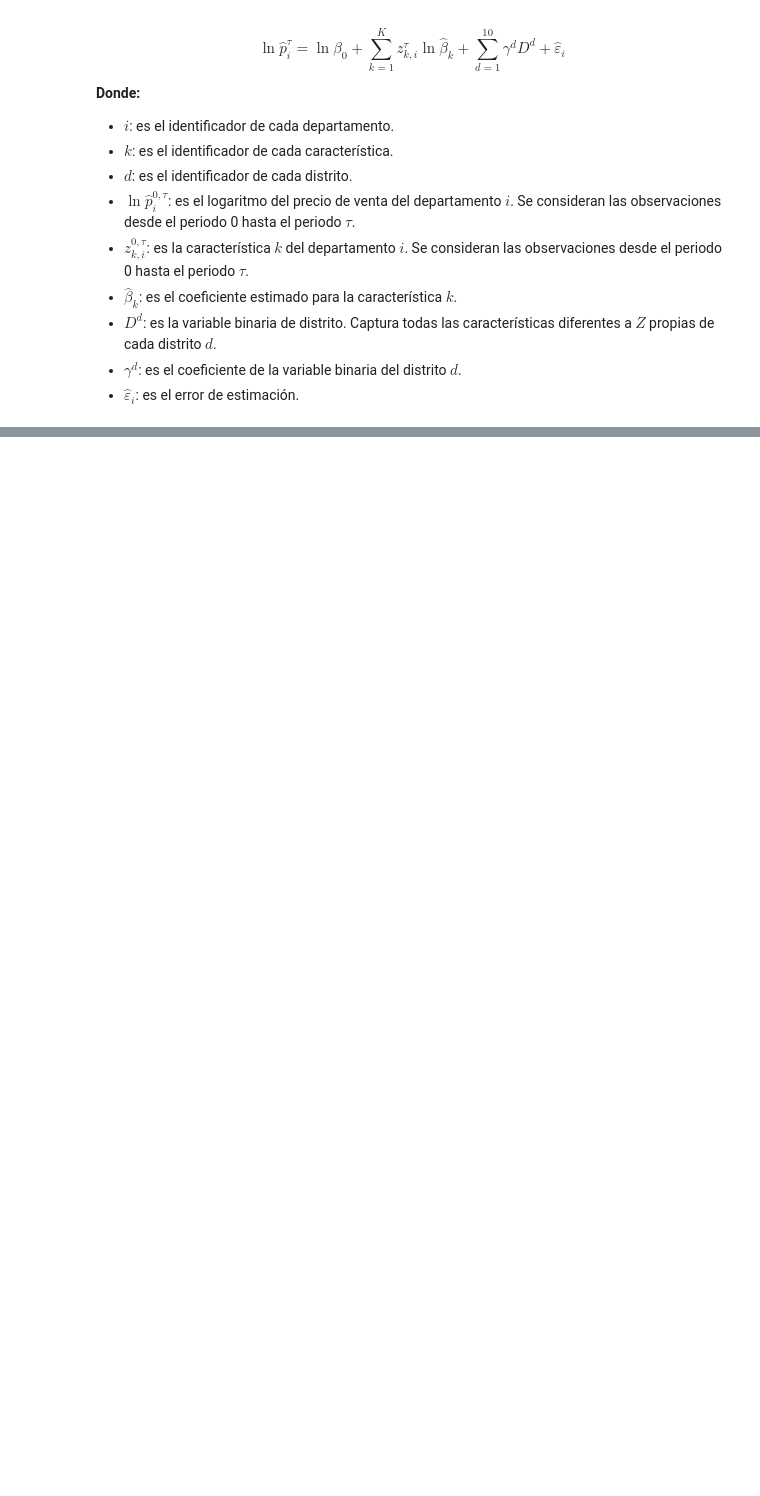
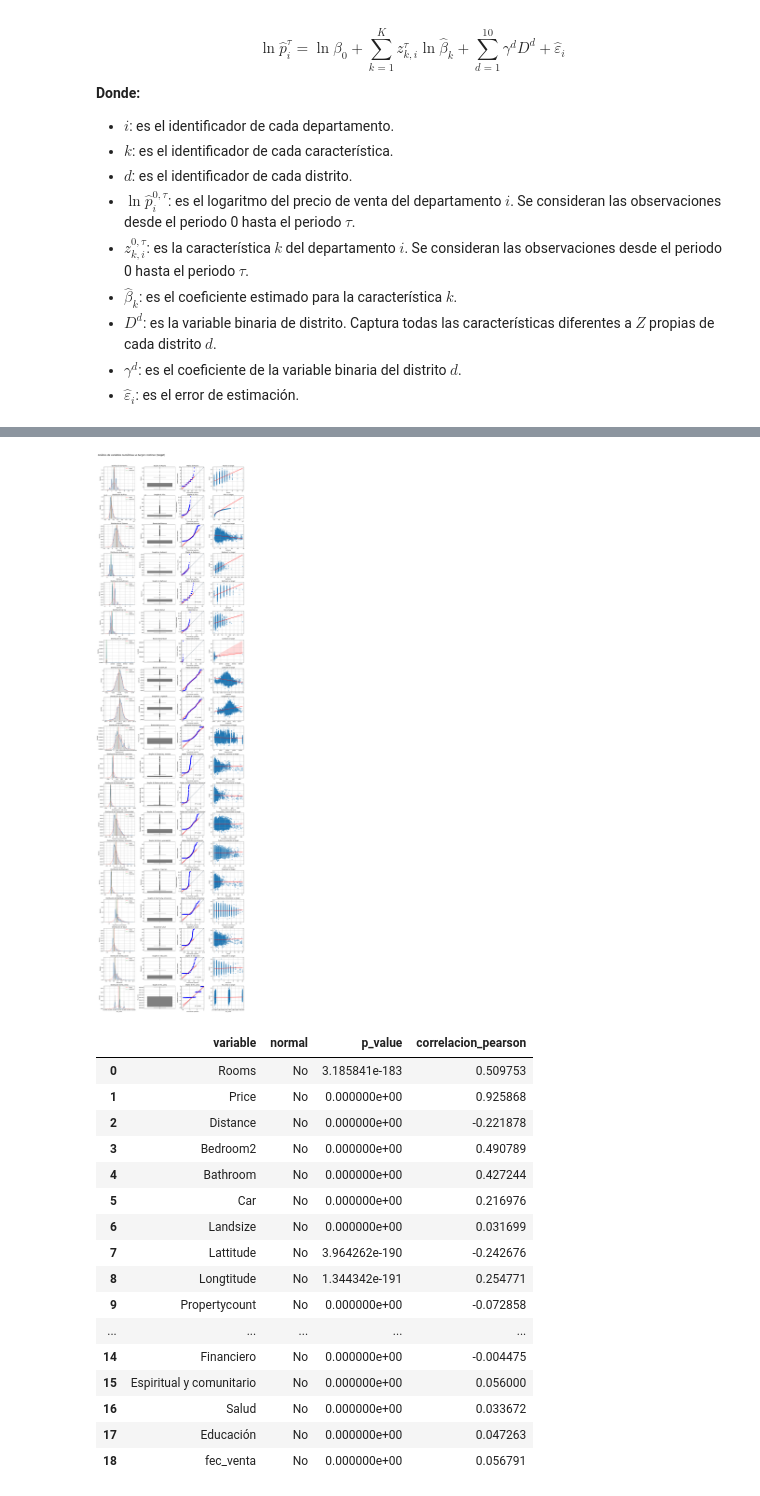
Before and after one commit to carlosrondanp/real_state_analytics-Melbourne, a Jupyter notebook: notebooks/dimensionamiento.ipynb, the cells around one changed output, grey strips where cells are left out. Saved outputs shown, nothing was run; the diff lists cells and outputs as text; code cells hidden in the pictures; blank space fills up the shorter version.

```diff
--- a/notebooks/dimensionamiento.ipynb
+++ b/notebooks/dimensionamiento.ipynb
@@ -9,5 +9,5 @@ import pandas as pd
 pd.options.display.max_columns = None
 import numpy as np
 # %%
-data = pd.read_csv(os.path.join(DATA_RAW_DIR, 'MELBOURNE_HOUSE_PRICES_LESS.csv'))
-data = pd.read_csv(os.path.join(DATA_RAW_DIR, 'Melbourne_housing_FULL.csv'))
+# data = pd.read_csv(os.path.join(DATA_RAW_DIR, 'MELBOURNE_HOUSE_PRICES_LESS.csv'))
+df = pd.read_csv(os.path.join(DATA_EXTERNAL_DIR, 'data_joins.csv'))
@@ -43,0 +177,22 @@ $$
+# %%
+from src.analysis import analisis_variables_numericas_continuo
+analisis_variables_numericas_continuo(df,'target')
+# %% [output]
+[figure, added]
+|  | variable | normal | p_value | correlacion_pearson |
+| 0 | Rooms | No | 3.185841e-183 | 0.509753 |
+| 1 | Price | No | 0.000000e+00 | 0.925868 |
+| 2 | Distance | No | 0.000000e+00 | -0.221878 |
+| 3 | Bedroom2 | No | 0.000000e+00 | 0.490789 |
+| 4 | Bathroom | No | 0.000000e+00 | 0.427244 |
+| 5 | Car | No | 0.000000e+00 | 0.216976 |
+| 6 | Landsize | No | 0.000000e+00 | 0.031699 |
+| 7 | Lattitude | No | 3.964262e-190 | -0.242676 |
+| 8 | Longtitude | No | 1.344342e-191 | 0.254771 |
+| 9 | Propertycount | No | 0.000000e+00 | -0.072858 |
+| ... | ... | ... | ... | ... |
+| 14 | Financiero | No | 0.000000e+00 | -0.004475 |
+| 15 | Espiritual y comunitario | No | 0.000000e+00 | 0.056000 |
+| 16 | Salud | No | 0.000000e+00 | 0.033672 |
+| 17 | Educación | No | 0.000000e+00 | 0.047263 |
+| 18 | fec_venta | No | 0.000000e+00 | 0.056791 |
```
Also changed, not shown: parts of 12 cells of this notebook, 23 other files.
